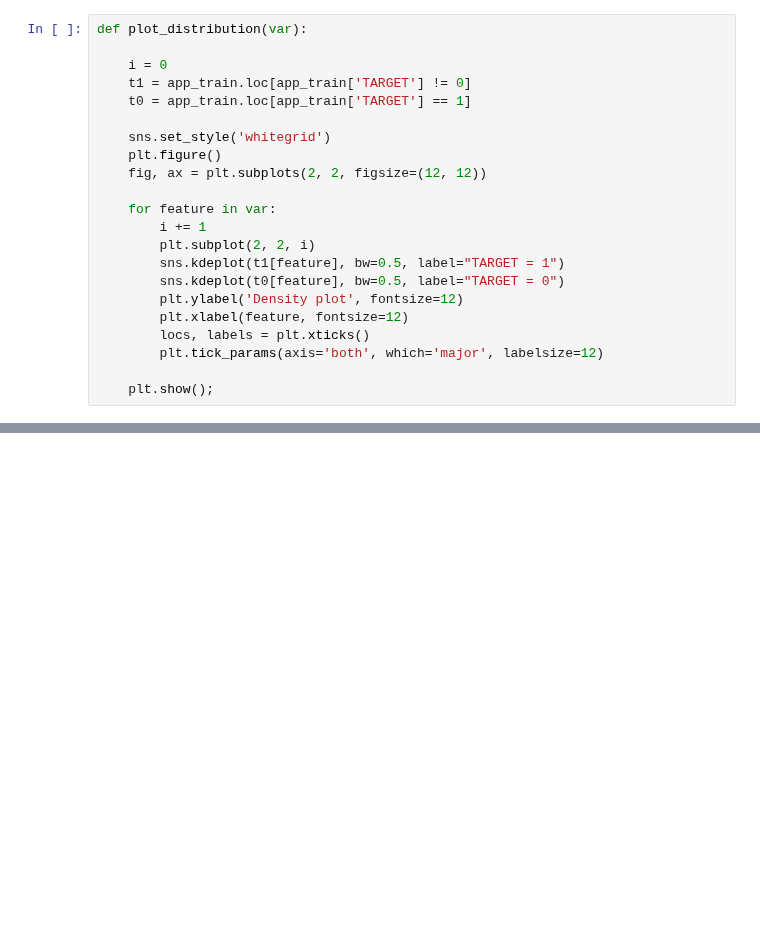
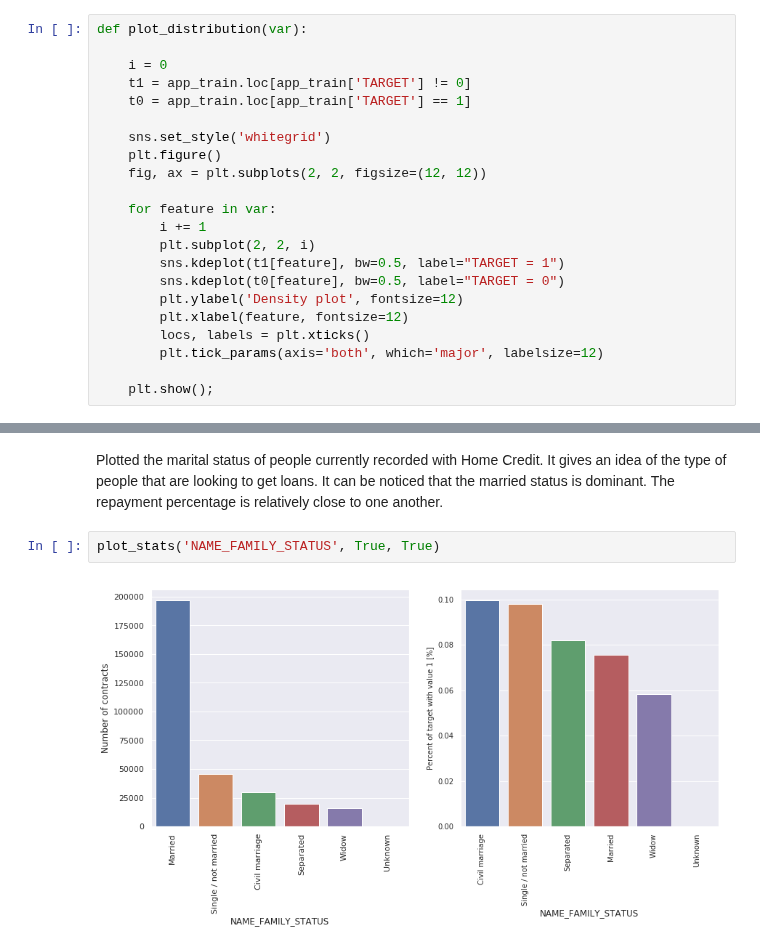
Before and after one commit to tobyfielding1/data-mining, a Jupyter notebook: src/Untitled.ipynb, the cells around one changed output, grey strips where cells are left out. Cells and saved outputs as stored; diff of their text form; blank space fills up the shorter version.

```diff
--- a/src/Untitled.ipynb
+++ b/src/Untitled.ipynb
@@ -152,0 +137,6 @@ plot_stats('NAME_CONTRACT_TYPE')
+# %% [markdown]
+Plotted the marital status of people currently recorded with Home Credit. It gives an idea of the type of people that are looking to get loans. It can be noticed that the married status is dominant. The repayment percentage is relatively close to one another.
+# %%
+plot_stats('NAME_FAMILY_STATUS', True, True)
+# %% [output]
+[figure, added]
```
Also changed, not shown: parts of 20 cells of this notebook.
